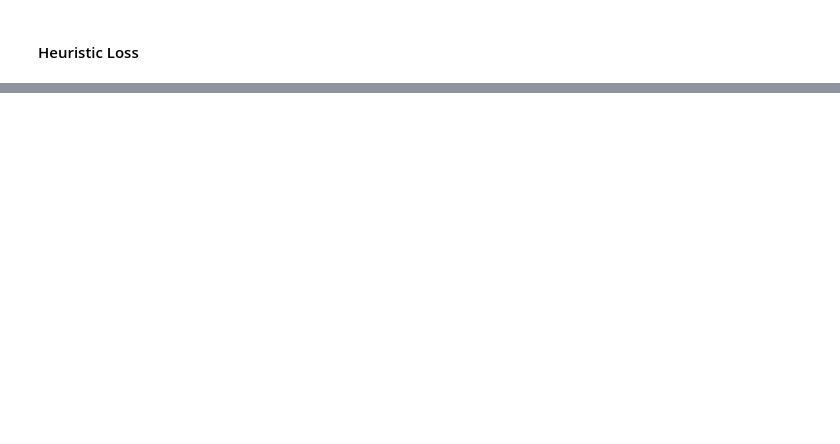
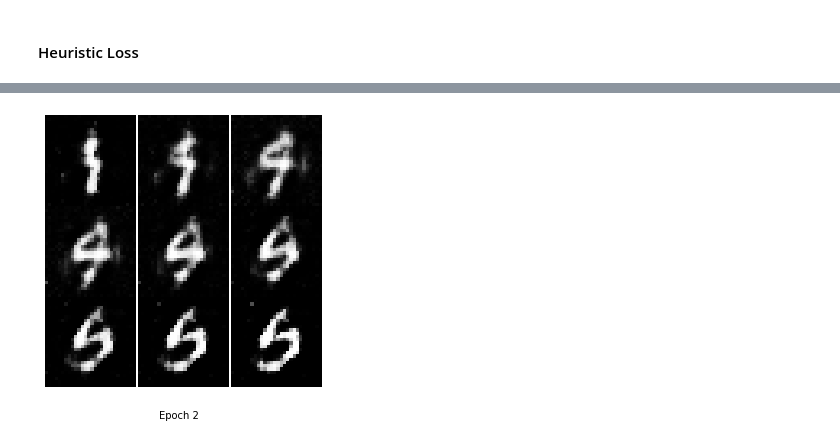
Before and after one commit to vicgalle/samsi-deep-learning, a Jupyter notebook: 5_intro_gans.ipynb, the cells around one changed output, grey strips where cells are left out. Drawn from its saved outputs; the diff is of its cells as text; code cells hidden in the pictures; blank space fills up the shorter version.

```diff
--- a/5_intro_gans.ipynb
+++ b/5_intro_gans.ipynb
@@ -367,0 +377,5 @@ Epoch [2/60], Step [1/118], D_loss: 0.4140, G_loss: 3.2607
+# %%
+# We load some pretrained weights
+
+gen.load_state_dict(torch.load('gen.pt'))
+disc.load_state_dict(torch.load('disc.pt'))
@@ -367,0 +388,15 @@ Epoch [2/60], Step [1/118], D_loss: 0.4140, G_loss: 3.2607
+# %%
+torch.manual_seed(10)
+
+z1 = torch.randn(dim_z).to(device)
+z2 = torch.randn(dim_z).to(device)
+# %%
+alpha = np.linspace(0, 1, 9)
+alpha = np.atleast_2d(alpha).T
+alpha = torch.tensor(alpha, dtype=torch.float).to(device)
+# %%
+zs = alpha*z1 + (1-alpha)*z2
+# %%
+plot_result(gen, zs)
+# %% [output]
+[figure, added]
```
Also changed, not shown: parts of 11 cells of this notebook, 2 other files.
